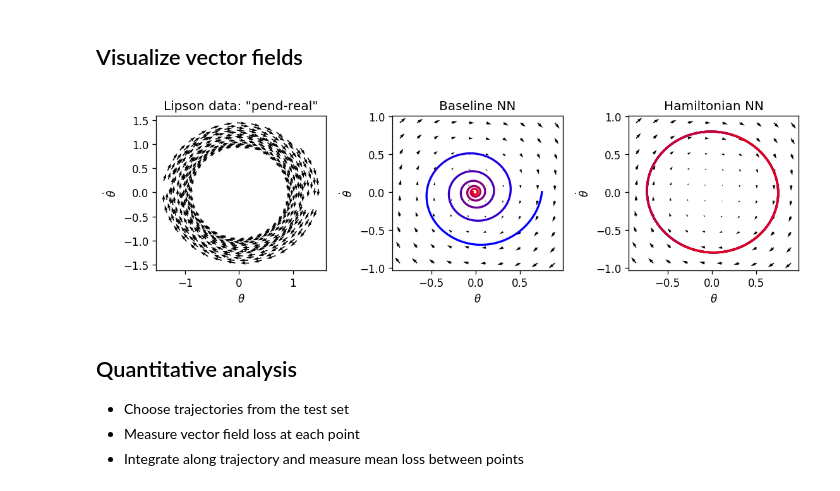
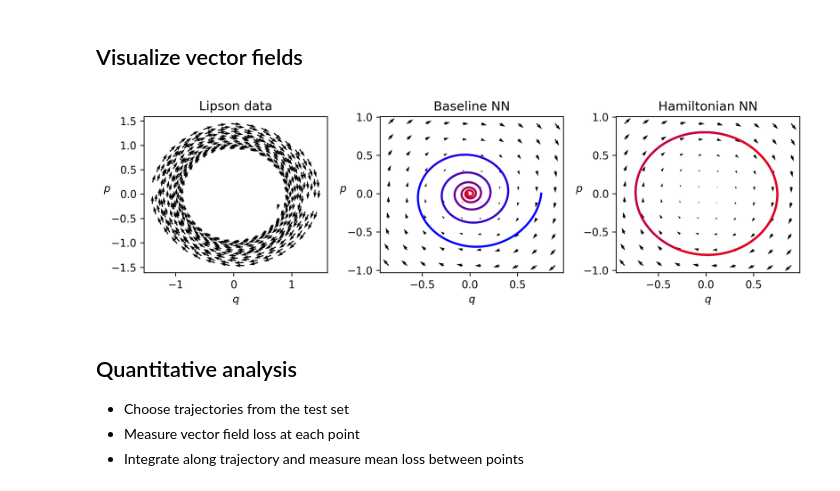
Before and after one commit to greydanus/hamiltonian-nn, a Jupyter notebook: analyze-lipson.ipynb, the cells around one changed output. Saved outputs shown, nothing was run; the diff lists cells and outputs as text; code cells hidden in the pictures.

```diff
--- a/analyze-lipson.ipynb
+++ b/analyze-lipson.ipynb
@@ -18,12 +18,13 @@ from utils import L2_loss
 # %% [markdown]
 ## Set some notebook constants
 # %%
-DPI = 120
-FORMAT = 'png'
+DPI = 300
+FORMAT = 'pdf'
 LINE_SEGMENTS = 10
 ARROW_SCALE = 30 # 100 for pend-sim, 30 for pend-real
 ARROW_WIDTH = 6e-3
 LINE_WIDTH = 2
+RK4 = ''
 
 def get_args():
     return {'input_dim': 2,
@@ -33,7 +34,7 @@ def get_args():
          'field_type': 'solenoidal',
          'total_steps': 2000,
          'print_every': 200,
-         'name': 'pend-real',
+         'name': 'lipson',
          'gridsize': 10,
          'seed': 0,
          'save_dir': './{}'.format(EXPERIMENT_DIR),
@@ -46,7 +47,7 @@ class ObjectView(object):
 # %%
 args = ObjectView(get_args())
 np.random.seed(args.seed)
-data = get_dataset(args.name, args.save_dir)
+data = get_dataset('pend-real', args.save_dir)
 
 plt.figure(figsize=[3,3], dpi=DPI)
 plt.plot(data['x'][:,0], data['x'][:,1], '.', label='Training data')
@@ -66,8 +67,8 @@ def get_model(args, baseline):
     model = HNN(args.input_dim, differentiable_model=nn_model,
               field_type=args.field_type, baseline=baseline)
 
-    label = 'baseline' if baseline else 'hnn'
-    path = "{}/{}-{}.tar".format(args.save_dir, args.name, label)
+    model_name = 'baseline' if baseline else 'hnn'
+    path = "{}/lipson{}-{}.tar".format(args.save_dir, RK4, model_name)
     model.load_state_dict(torch.load(path))
     return model
 
@@ -140,39 +141,42 @@ fig = plt.figure(figsize=(9.5, 3), facecolor='white', dpi=DPI)
 
 # plot dataset
 ax = fig.add_subplot(1, 3, 1, frameon=True)
 ax.quiver(data['x'][:,0], data['x'][:,1], data['dx'][:,0], data['dx'][:,1],
         cmap='gray_r', scale=ARROW_SCALE, width=ARROW_WIDTH)
-ax.set_xlabel("$\\theta$") ; ax.set_ylabel("$\dot \\theta$")
-ax.set_title('Lipson data: "{}"'.format(args.name))
+ax.set_xlabel("$q$")
+ax.set_ylabel("$p$", rotation=0)
+ax.set_title("Lipson data")
 
 # plot baseline
 ax = fig.add_subplot(1, 3, 2, frameon=True)
 ax.quiver(input_x[:,0], input_x[:,1], base_dx[:,0], base_dx[:,1],
         cmap='gray_r', scale=ARROW_SCALE, width=ARROW_WIDTH)
 
 for i, l in enumerate(np.split(base_ivp['y'].T, LINE_SEGMENTS)):
     color = (float(i)/LINE_SEGMENTS, 0, 1-float(i)/LINE_SEGMENTS)
     ax.plot(l[:,0],l[:,1],color=color, linewidth=LINE_WIDTH)
 
-ax.set_xlabel("$\\theta$") ; ax.set_ylabel("$\dot \\theta$")
+ax.set_xlabel("$q$")
+ax.set_ylabel("$p$", rotation=0)
 ax.set_title("Baseline NN")
 
 # plot HNN
 ax = fig.add_subplot(1, 3, 3, frameon=True)
 ax.quiver(input_x[:,0], input_x[:,1], hnn_dx[:,0], hnn_dx[:,1],
         cmap='gray_r', scale=ARROW_SCALE, width=ARROW_WIDTH)
 
 for i, l in enumerate(np.split(hnn_ivp['y'].T, LINE_SEGMENTS)):
     color = (float(i)/LINE_SEGMENTS, 0, 1-float(i)/LINE_SEGMENTS)
     ax.plot(l[:,0],l[:,1],color=color, linewidth=LINE_WIDTH)
 
-ax.set_xlabel("$\\theta$") ; ax.set_ylabel("$\dot \\theta$")
+ax.set_xlabel("$q$")
+ax.set_ylabel("$p$", rotation=0)
 ax.set_title("Hamiltonian NN")
 
 plt.tight_layout() ; plt.show()
-fig.savefig('{}/{}-vfields.{}'.format(args.fig_dir, args.name, FORMAT))
+fig.savefig('{}/lipson{}.{}'.format(args.fig_dir, RK4, FORMAT))
 # %% [output]
-[figure, old version]
+[figure, new version]
 # %% [markdown]
 ## Quantitative analysis
 * Choose trajectories from the test set
```
Also changed, not shown: parts of 5 cells of this notebook, 25 other files.
